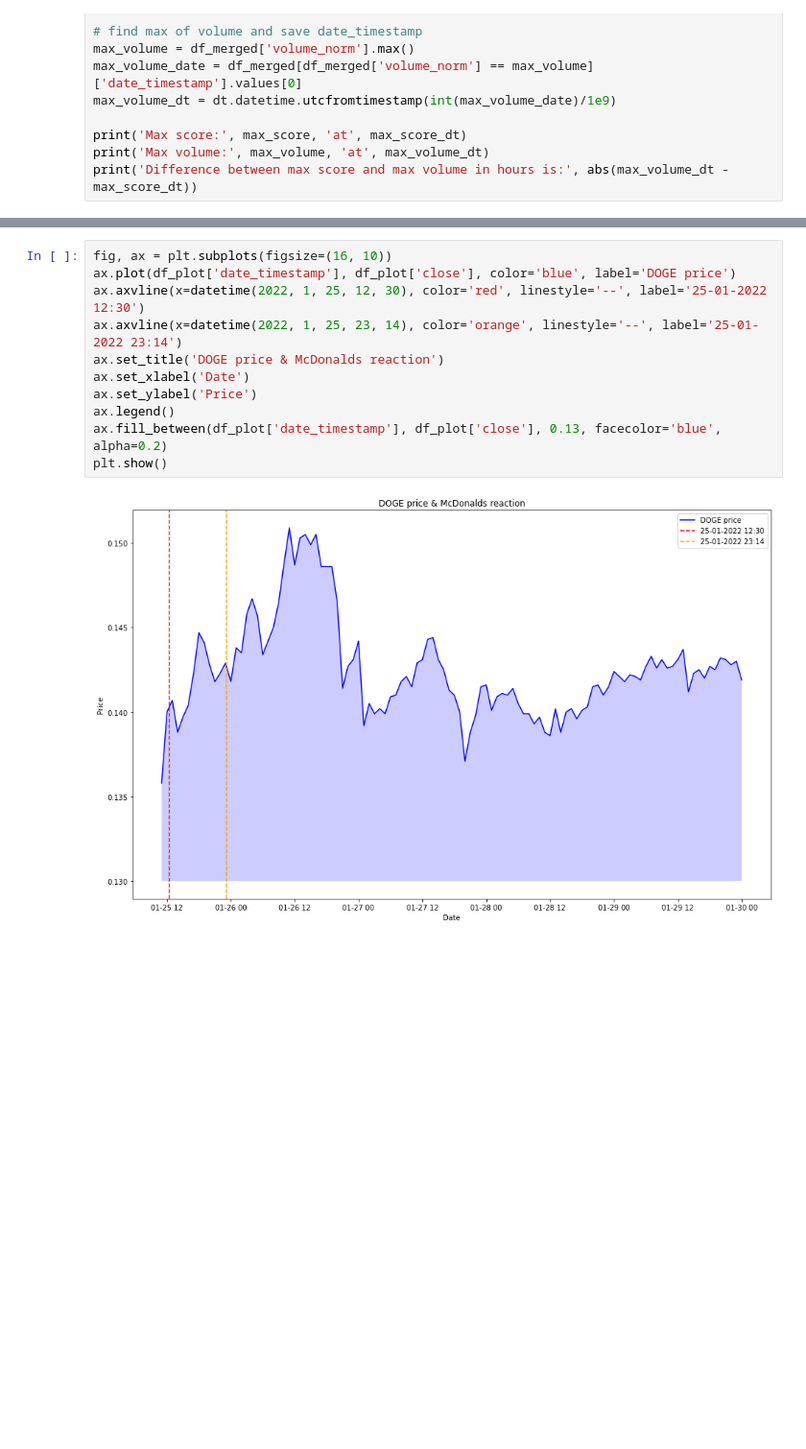
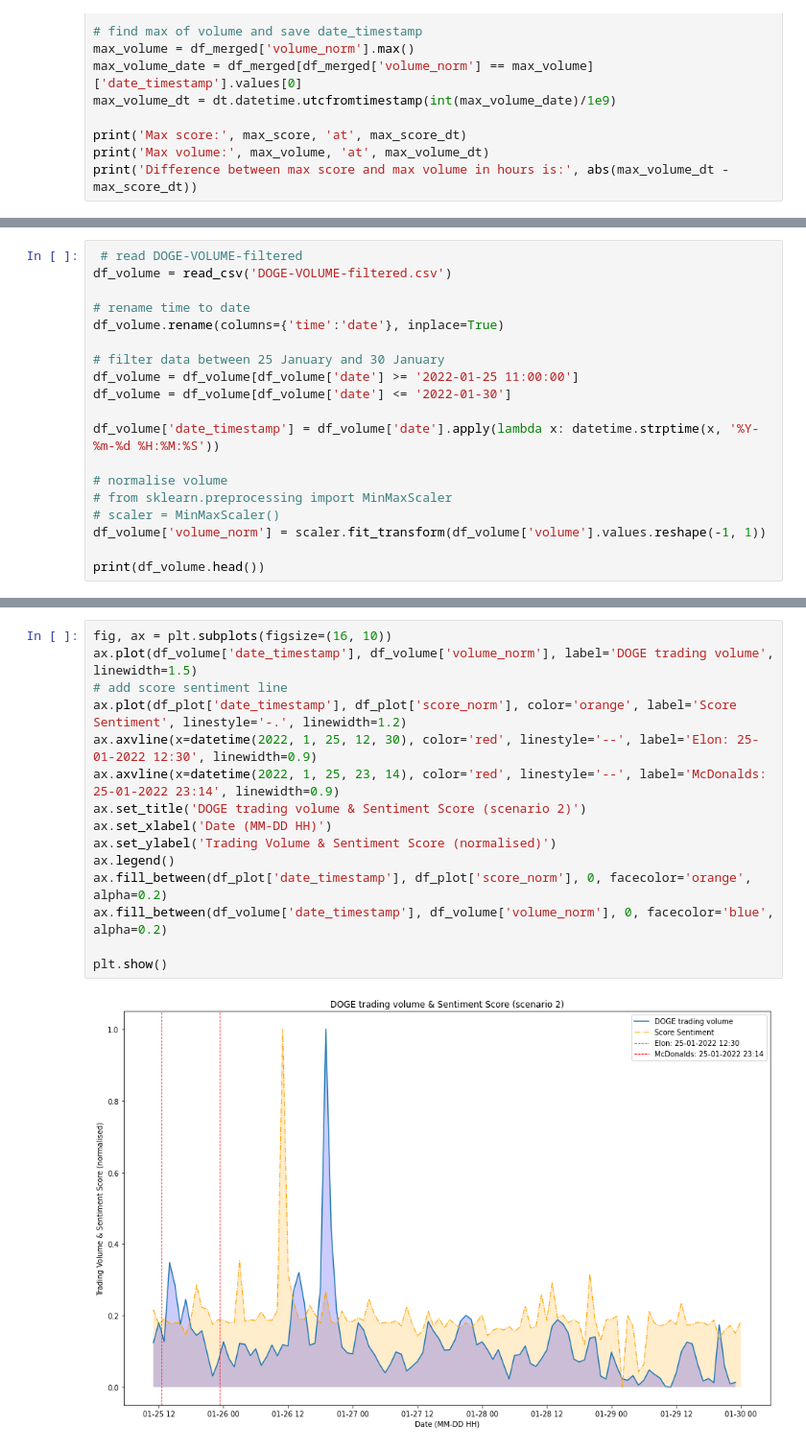
Before and after one commit to paulcodrea/crypto_price_prediction, a Jupyter notebook: 6_trading-volume.ipynb, the cells around one changed output, grey strips where cells are left out. Shown at 96% size. Cells and saved outputs as stored; diff of their text form; blank space fills up the shorter version.

```diff
--- a/6_trading-volume.ipynb
+++ b/6_trading-volume.ipynb
@@ -208,0 +324,19 @@ print(df_plot.head())
+# %%
+ # read DOGE-VOLUME-filtered
+df_volume = read_csv('DOGE-VOLUME-filtered.csv')
+
+# rename time to date
+df_volume.rename(columns={'time':'date'}, inplace=True)
+
+# filter data between 25 January and 30 January
+df_volume = df_volume[df_volume['date'] >= '2022-01-25 11:00:00']
+df_volume = df_volume[df_volume['date'] <= '2022-01-30']
+
+df_volume['date_timestamp'] = df_volume['date'].apply(lambda x: datetime.strptime(x, '%Y-%m-%d %H:%M:%S'))
+
+# normalise volume
+# from sklearn.preprocessing import MinMaxScaler
+# scaler = MinMaxScaler()
+df_volume['volume_norm'] = scaler.fit_transform(df_volume['volume'].values.reshape(-1, 1))
+
+print(df_volume.head())
@@ -209,13 +350,17 @@ print(df_plot.head())
 # %%
 fig, ax = plt.subplots(figsize=(16, 10))
-ax.plot(df_plot['date_timestamp'], df_plot['close'], color='blue', label='DOGE price')
-ax.axvline(x=datetime(2022, 1, 25, 12, 30), color='red', linestyle='--', label='25-01-2022 12:30')
-ax.axvline(x=datetime(2022, 1, 25, 23, 14), color='orange', linestyle='--', label='25-01-2022 23:14')
-ax.set_title('DOGE price & McDonalds reaction')
-ax.set_xlabel('Date')
-ax.set_ylabel('Price')
+ax.plot(df_volume['date_timestamp'], df_volume['volume_norm'], label='DOGE trading volume', linewidth=1.5)
+# add score sentiment line
+ax.plot(df_plot['date_timestamp'], df_plot['score_norm'], color='orange', label='Score Sentiment', linestyle='-.', linewidth=1.2)
+ax.axvline(x=datetime(2022, 1, 25, 12, 30), color='red', linestyle='--', label='Elon: 25-01-2022 12:30', linewidth=0.9)
+ax.axvline(x=datetime(2022, 1, 25, 23, 14), color='red', linestyle='--', label='McDonalds: 25-01-2022 23:14', linewidth=0.9)
+ax.set_title('DOGE trading volume & Sentiment Score (scenario 2)')
+ax.set_xlabel('Date (MM-DD HH)')
+ax.set_ylabel('Trading Volume & Sentiment Score (normalised)')
 ax.legend()
-ax.fill_between(df_plot['date_timestamp'], df_plot['close'], 0.13, facecolor='blue', alpha=0.2)
+ax.fill_between(df_plot['date_timestamp'], df_plot['score_norm'], 0, facecolor='orange', alpha=0.2)
+ax.fill_between(df_volume['date_timestamp'], df_volume['volume_norm'], 0, facecolor='blue', alpha=0.2)
+
 plt.show()
 # %% [output]
-[figure, old version]
+[figure, new version]
```
Also changed, not shown: parts of 13 cells of this notebook, 1 other file.
